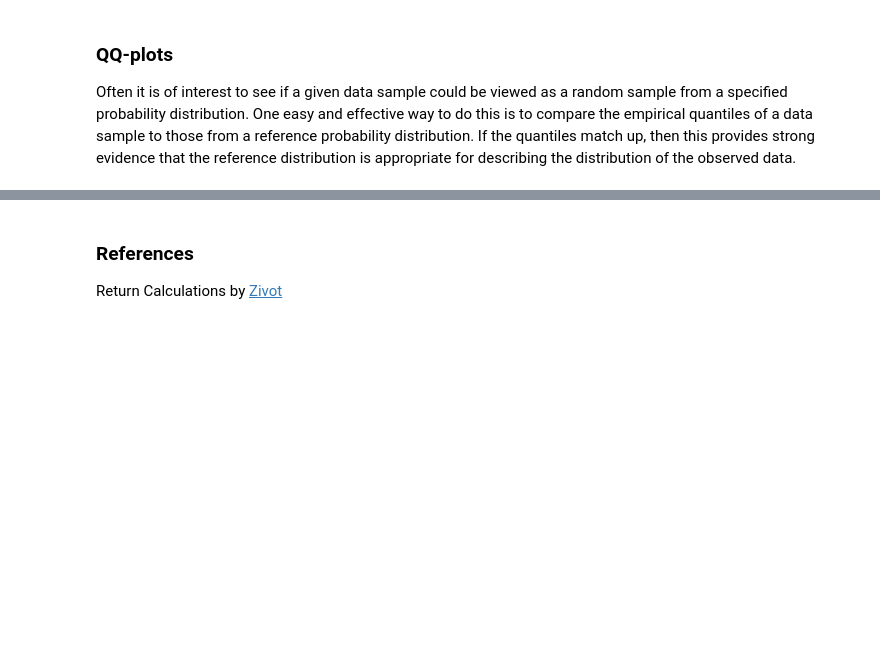
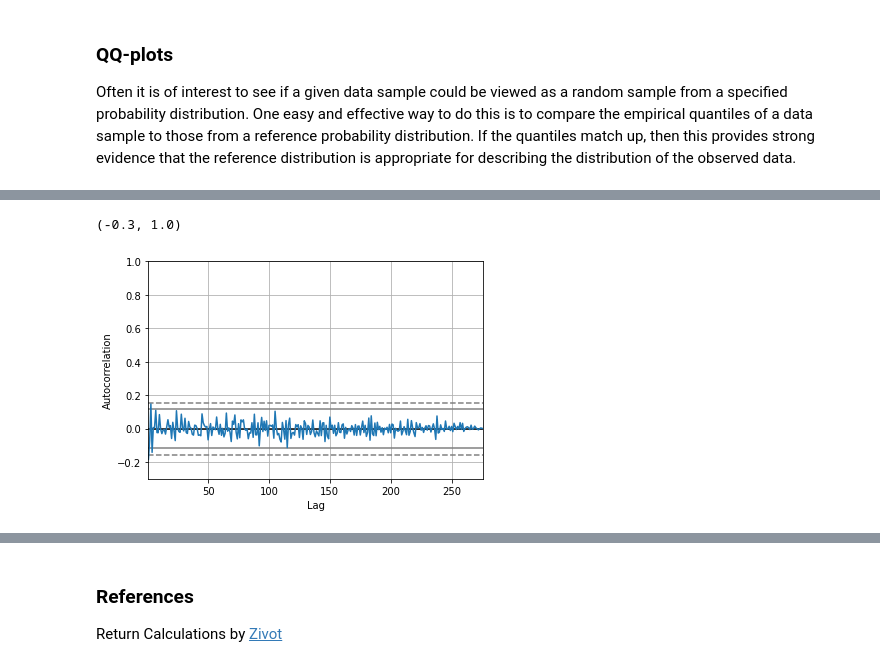
Before and after one commit to oceanumeric/python-finance, a Jupyter notebook: financial_econometrics/financial_time_series.ipynb, the cells around one changed output, grey strips where cells are left out. Saved outputs shown, nothing was run; the diff lists cells and outputs as text; code cells hidden in the pictures; blank space fills up the shorter version.

```diff
--- a/financial_econometrics/financial-time-series.ipynb
+++ b/financial_econometrics/financial_time_series.ipynb
@@ -712,0 +765,5 @@ sm.qqplot(monthly_return['msft'], fit=True, line='45', ax=axes[0, 0])
+# %%
+autocorrelation_plot(monthly_return['msft']).set_ylim([-0.3, 1])
+# %% [output]
+(-0.3, 1.0)
+[figure, added]
```
Also changed, not shown: parts of 14 cells of this notebook.
